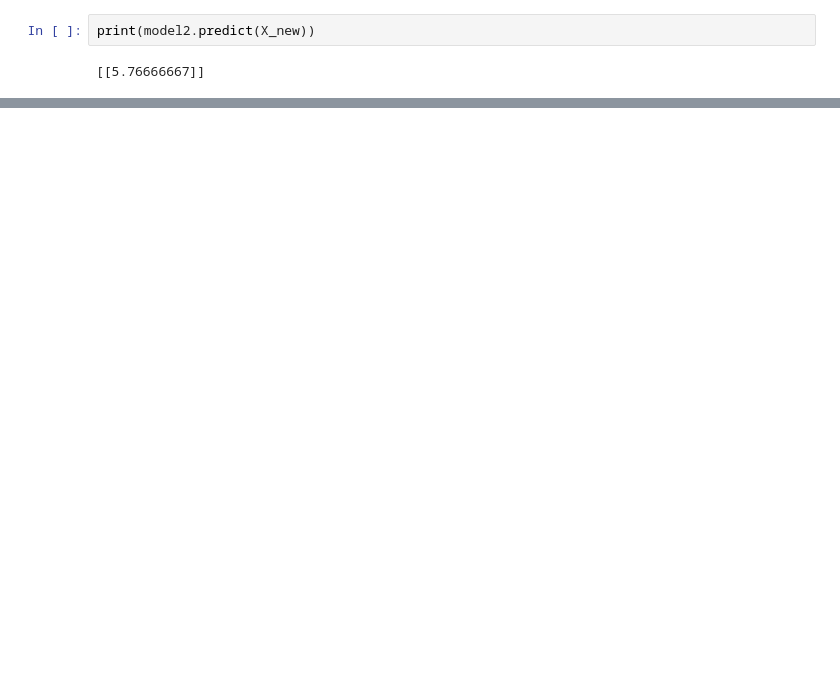
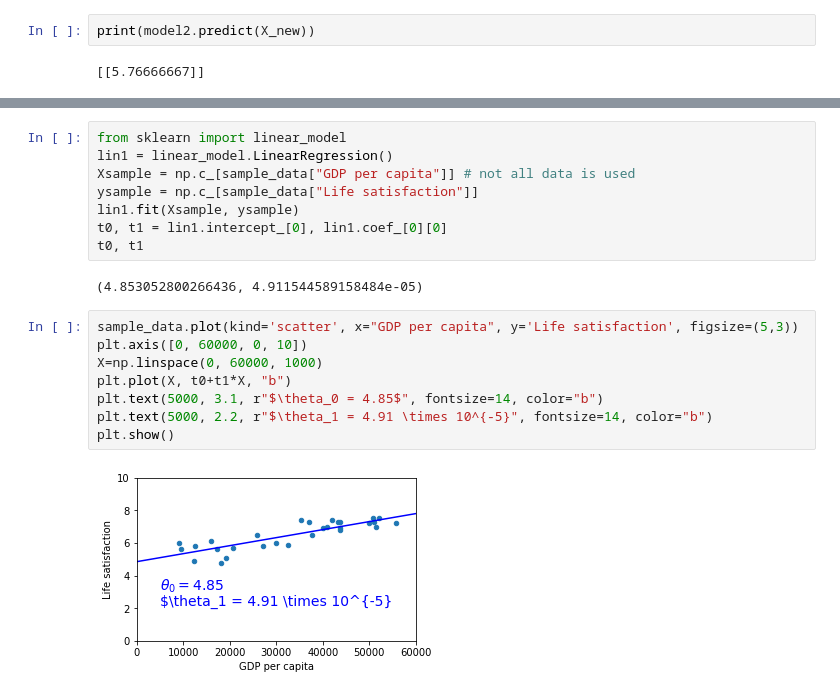
Before and after one commit to neko-suki/scikit-learn-train, a Jupyter notebook: 1-1.ipynb, the cells around one changed output, grey strips where cells are left out. Drawn from its saved outputs; the diff is of its cells as text; blank space fills up the shorter version.

```diff
--- a/1-1.ipynb
+++ b/1-1.ipynb
@@ -72,0 +259,20 @@ print(model2.predict(X_new))
+# %%
+from sklearn import linear_model
+lin1 = linear_model.LinearRegression()
+Xsample = np.c_[sample_data["GDP per capita"]] # not all data is used
+ysample = np.c_[sample_data["Life satisfaction"]]
+lin1.fit(Xsample, ysample)
+t0, t1 = lin1.intercept_[0], lin1.coef_[0][0]
+t0, t1
+# %% [output]
+(4.853052800266436, 4.911544589158484e-05)
+# %%
+sample_data.plot(kind='scatter', x="GDP per capita", y='Life satisfaction', figsize=(5,3))
+plt.axis([0, 60000, 0, 10])
+X=np.linspace(0, 60000, 1000)
+plt.plot(X, t0+t1*X, "b")
+plt.text(5000, 3.1, r"$\theta_0 = 4.85$", fontsize=14, color="b")
+plt.text(5000, 2.2, r"$\theta_1 = 4.91 \times 10^{-5}", fontsize=14, color="b")
+plt.show()
+# %% [output]
+[figure, added]
```
Also changed, not shown: parts of 36 cells of this notebook.
